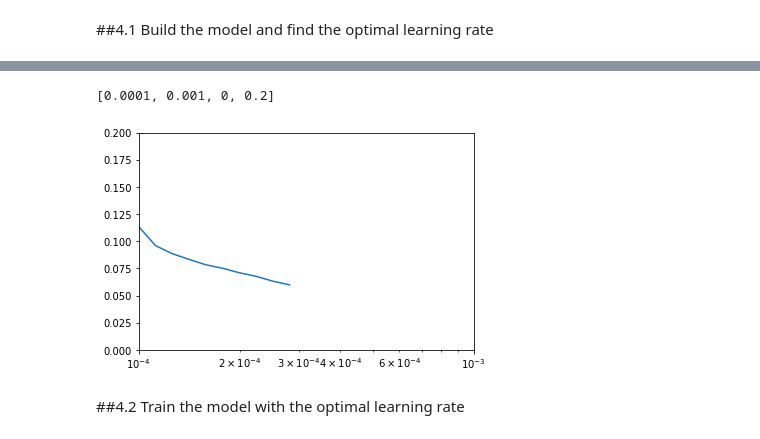
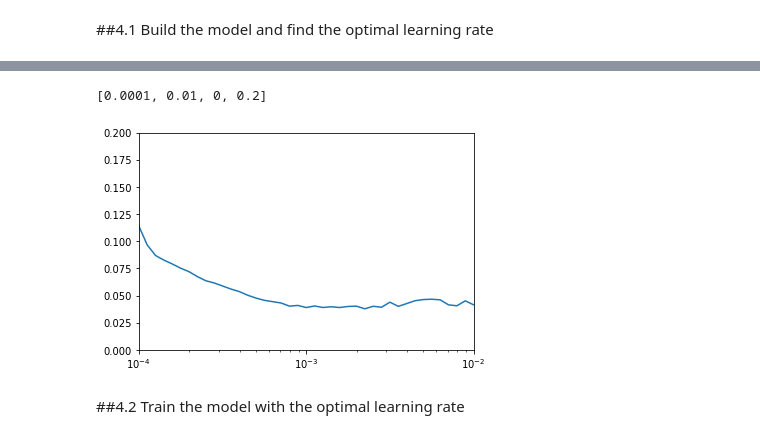
Before and after one commit to supertime1/Afib_PPG, a Jupyter notebook: Afib_PPG.ipynb, the cells around one changed output, grey strips where cells are left out. Drawn from its saved outputs; the diff is of its cells as text; code cells hidden in the pictures.

```diff
--- a/Afib_PPG.ipynb
+++ b/Afib_PPG.ipynb
@@ -249,7 +285,7 @@ model.summary()
 tf.keras.backend.clear_session()
 
 #train model
-learning_rate = 0.001
+learning_rate = 0.002
 strategy = tf.distribute.MirroredStrategy(cross_device_ops=tf.distribute.HierarchicalCopyAllReduce()) ##to overwrite NCCL cross device communication as this is running in Windows
 with strategy.scope():
   model = tf.keras.Sequential([
@@ -301,7 +337,7 @@ lr_schedule = tf.keras.callbacks.LearningRateScheduler(
 
 #start training
 history = model.fit(train_dataset,
-                    epochs=10,
+                    epochs=50,
                     steps_per_epoch = len(list(train))/batch_size,
                     verbose=1,
                     validation_data=val_dataset,
@@ -332,10 +367,10 @@ Executing op PrefetchDataset in device /job:localhost/replica:0/task:0/device:GP
 # %%
 #Visualize learning rate vs epoches
 plt.semilogx(history.history["lr"], history.history["loss"])
-plt.axis([1e-4, 1e-3,0,0.2])
+plt.axis([1e-4, 1e-2,0,0.2])
 # %% [output]
-[0.0001, 0.001, 0, 0.2]
+[0.0001, 0.01, 0, 0.2]
-[figure, old version]
+[figure, new version]
 # %% [markdown]
 ##4.2 Train the model with the optimal learning rate
 # %%
```
Also changed, not shown: parts of 5 cells of this notebook.
